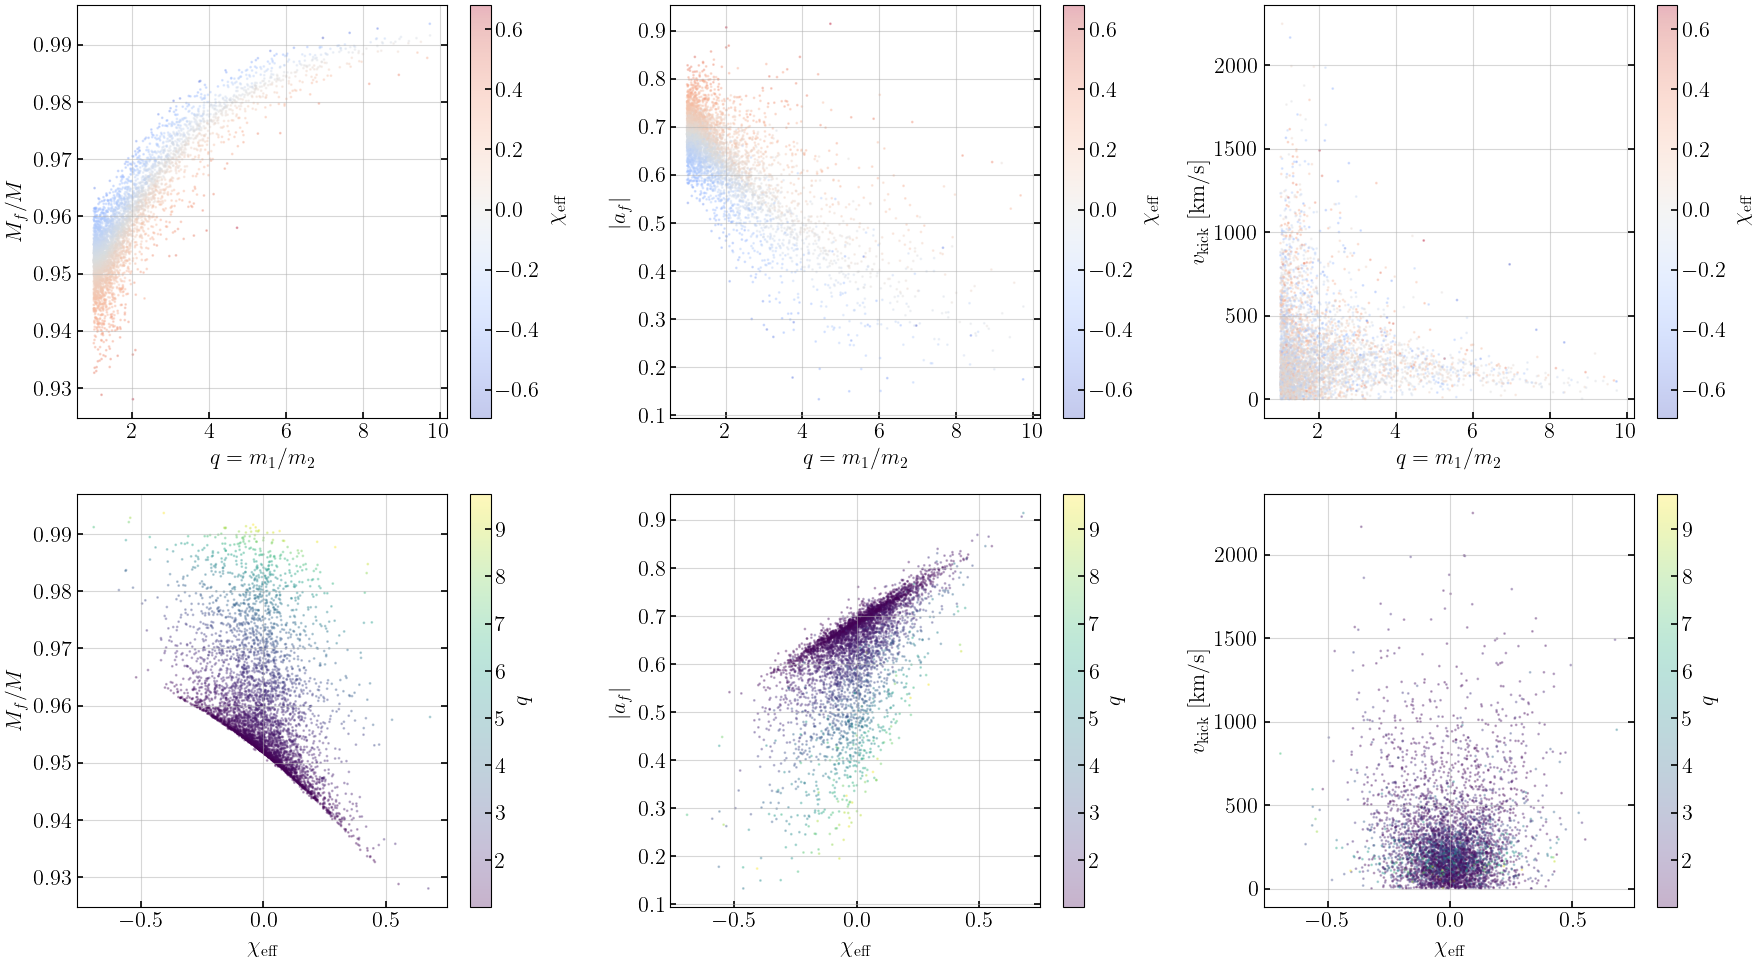
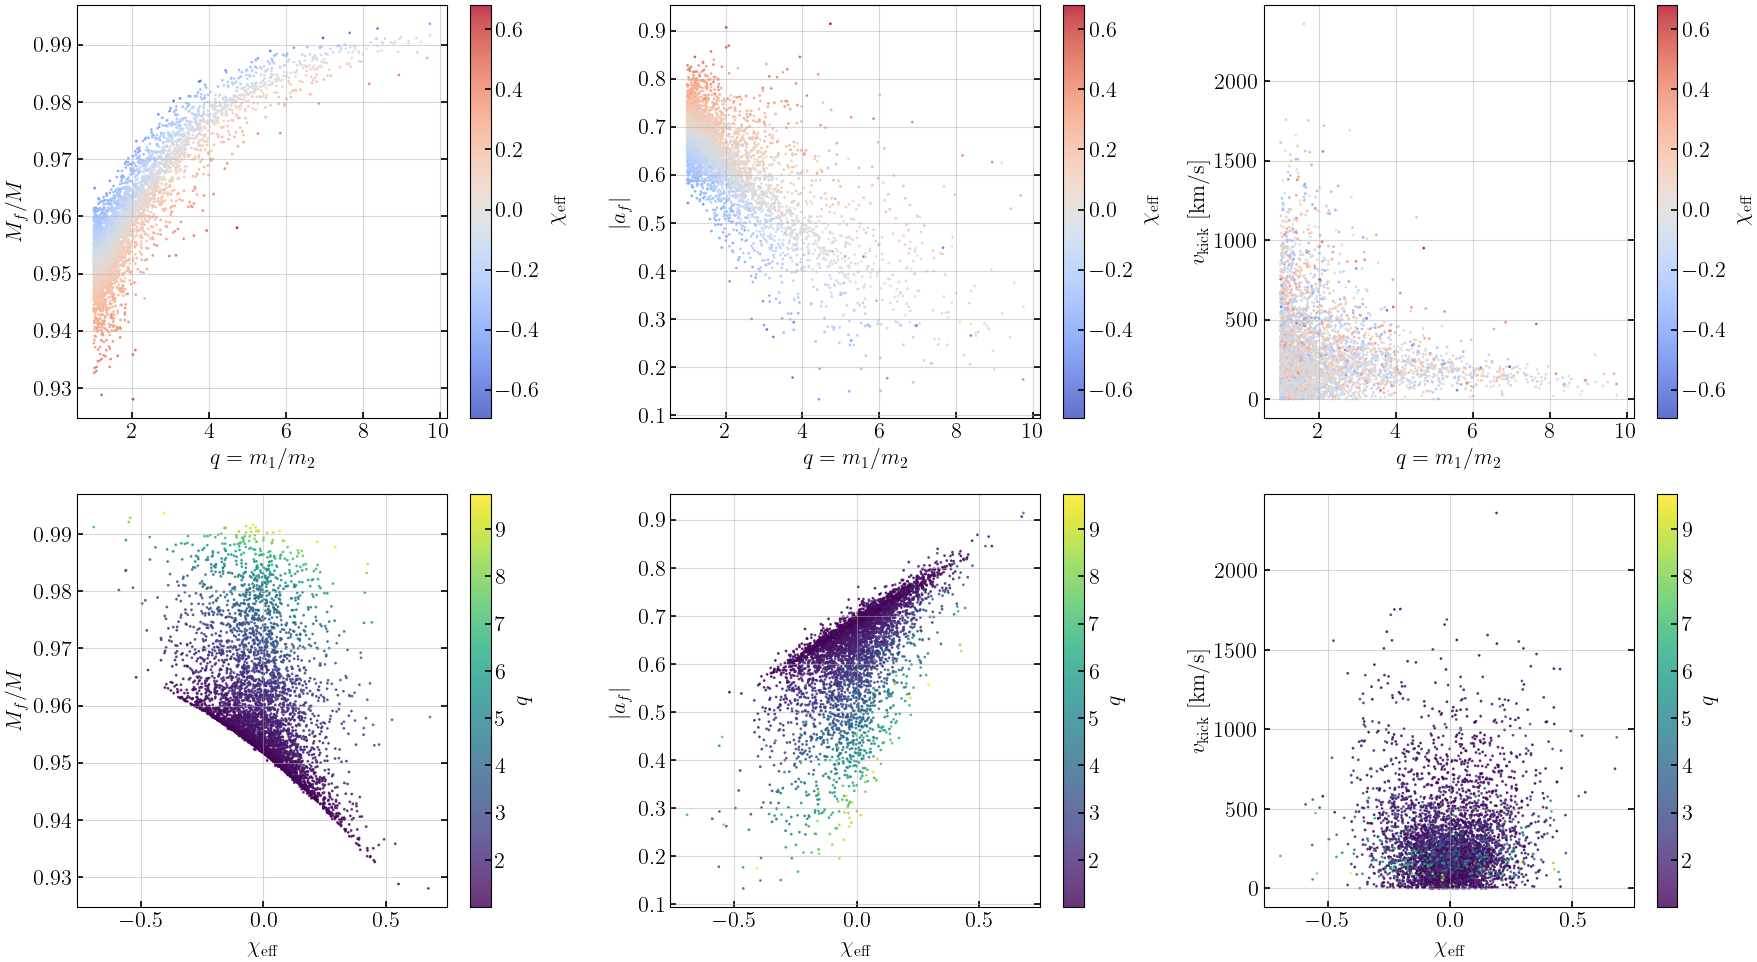
Unified diff of the notebook cell whose output changed from the first chart to the second:
--- before
+++ after
@@ -5,15 +5,15 @@
 
 # Top row: q vs remnant properties, colored by chi_eff
-sc0 = axes[0, 0].scatter(q, rem_gw.Mf / bbh.M, c=chi_eff, s=1, alpha=0.3, cmap='coolwarm')
+sc0 = axes[0, 0].scatter(q, rem_gw.Mf / bbh.M, c=chi_eff, s=1, alpha=0.8, cmap='coolwarm')
 axes[0, 0].set_xlabel(r'$q = m_1/m_2$')
 axes[0, 0].set_ylabel(r'$M_f / M$')
 plt.colorbar(sc0, ax=axes[0, 0], label=r'$\chi_{\rm eff}$')
 
-sc1 = axes[0, 1].scatter(q, rem_gw.af, c=chi_eff, s=1, alpha=0.3, cmap='coolwarm')
+sc1 = axes[0, 1].scatter(q, rem_gw.af, c=chi_eff, s=1, alpha=0.8, cmap='coolwarm')
 axes[0, 1].set_xlabel(r'$q = m_1/m_2$')
 axes[0, 1].set_ylabel(r'$|a_f|$')
 plt.colorbar(sc1, ax=axes[0, 1], label=r'$\chi_{\rm eff}$')
 
-sc2 = axes[0, 2].scatter(q, rem_gw.vkick, c=chi_eff, s=1, alpha=0.3, cmap='coolwarm')
+sc2 = axes[0, 2].scatter(q, rem_gw.vkick, c=chi_eff, s=1, alpha=0.8, cmap='coolwarm')
 axes[0, 2].set_xlabel(r'$q = m_1/m_2$')
 axes[0, 2].set_ylabel(r'$v_{\rm kick}$ [km/s]')
@@ -21,15 +21,15 @@
 
 # Bottom row: chi_eff vs remnant properties, colored by q
-sc3 = axes[1, 0].scatter(chi_eff, rem_gw.Mf / bbh.M, c=q, s=1, alpha=0.3, cmap='viridis')
+sc3 = axes[1, 0].scatter(chi_eff, rem_gw.Mf / bbh.M, c=q, s=1, alpha=0.8, cmap='viridis')
 axes[1, 0].set_xlabel(r'$\chi_{\rm eff}$')
 axes[1, 0].set_ylabel(r'$M_f / M$')
 plt.colorbar(sc3, ax=axes[1, 0], label=r'$q$')
 
-sc4 = axes[1, 1].scatter(chi_eff, rem_gw.af, c=q, s=1, alpha=0.3, cmap='viridis')
+sc4 = axes[1, 1].scatter(chi_eff, rem_gw.af, c=q, s=1, alpha=0.8, cmap='viridis')
 axes[1, 1].set_xlabel(r'$\chi_{\rm eff}$')
 axes[1, 1].set_ylabel(r'$|a_f|$')
 plt.colorbar(sc4, ax=axes[1, 1], label=r'$q$')
 
-sc5 = axes[1, 2].scatter(chi_eff, rem_gw.vkick, c=q, s=1, alpha=0.3, cmap='viridis')
+sc5 = axes[1, 2].scatter(chi_eff, rem_gw.vkick, c=q, s=1, alpha=0.8, cmap='viridis')
 axes[1, 2].set_xlabel(r'$\chi_{\rm eff}$')
 axes[1, 2].set_ylabel(r'$v_{\rm kick}$ [km/s]')

Commit: Add tutorial 10 (displacement & return times), Sphinx docs, and notebook fixes